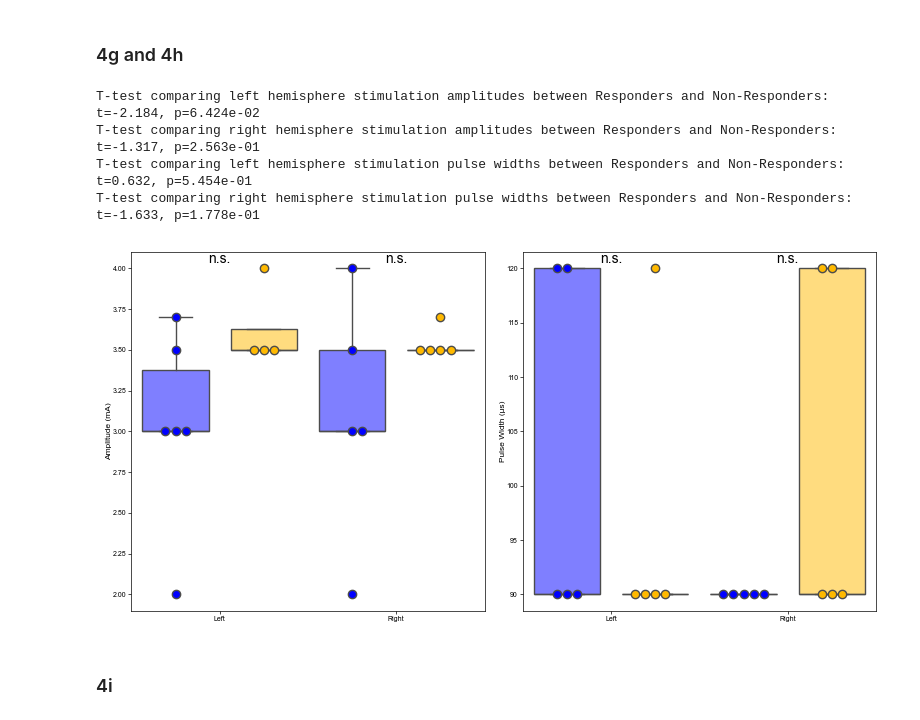
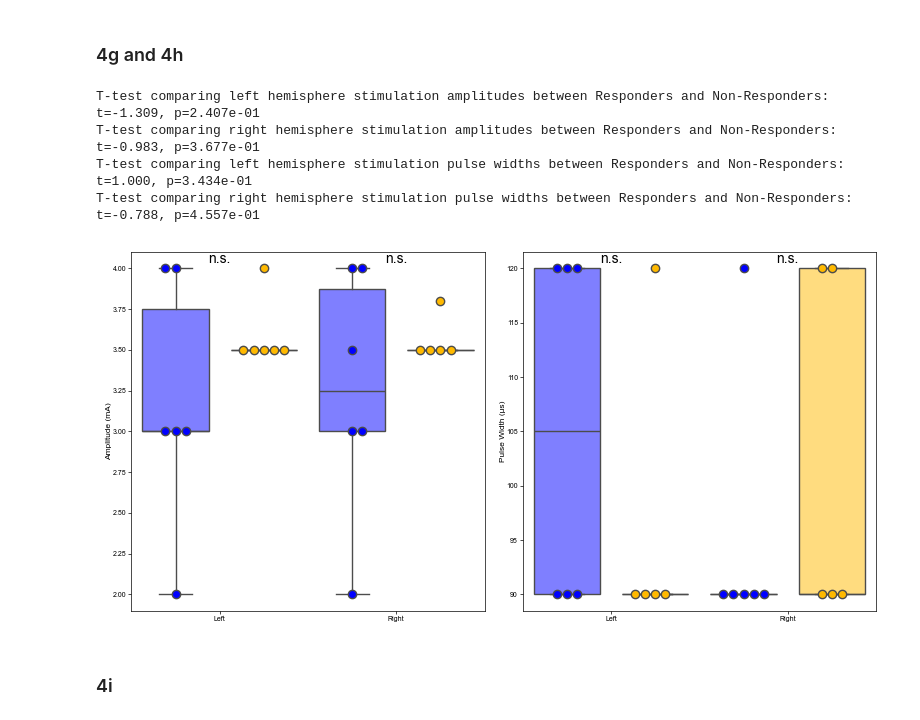
Before and after one commit to ProvenzaLab/PerceptPredictability, a Jupyter notebook: process_data.ipynb, the cells around one changed output. Cells and saved outputs as stored; diff of their text form; code cells hidden in the pictures.

```diff
--- a/process_data.ipynb
+++ b/process_data.ipynb
@@ -1431,7 +1431,7 @@ stim_setting_table = pd.DataFrame(columns=['pt_id', 'response_status', 'left_amp
 r_left_amps, r_right_amps, nr_left_amps, nr_right_amps = [], [], [], []
 r_left_pws, r_right_pws, nr_left_pws, nr_right_pws = [], [], [], []
 for pt_id in df.pt_id.unique():
-    pt_df = df.query('pt_id == @pt_id and days_since_dbs == 14').copy()
+    pt_df = df.query('pt_id == @pt_id and 0 < days_since_dbs <= 14').copy()
     if pt_df.empty:
         continue
     response_status = pt_df['response_status'].iloc[0]
@@ -1487,38 +1487,38 @@ fig, axs = plt.subplots(ncols=2, figsize=(8, 4))
 plot_box_and_swarmplot(0, r_left_amps, axs[0], color=COL_PAL['Responder'], alpha=0.5)
 plot_box_and_swarmplot(1, nr_left_amps, axs[0], color=COL_PAL['Non-Responder'], alpha=0.5)
 plot_box_and_swarmplot(2, r_right_amps, axs[0], color=COL_PAL['Responder'], alpha=0.5)
 plot_box_and_swarmplot(3, nr_right_amps, axs[0], color=COL_PAL['Non-Responder'], alpha=0.5)
 plot_box_and_swarmplot(0, r_left_pws, axs[1], color=COL_PAL['Responder'], alpha=0.5)
 plot_box_and_swarmplot(1, nr_left_pws, axs[1], color=COL_PAL['Non-Responder'], alpha=0.5)
 plot_box_and_swarmplot(2, r_right_pws, axs[1], color=COL_PAL['Responder'], alpha=0.5)
 plot_box_and_swarmplot(3, nr_right_pws, axs[1], color=COL_PAL['Non-Responder'], alpha=0.5)
 
 axs[0].text(0.5, 1, left_amp_asterisk_str, ha='center', va='top', transform=axs[0].get_xaxis_transform())
 axs[0].text(2.5, 1, right_amp_asterisk_str, ha='center', va='top', transform=axs[0].get_xaxis_transform())
 axs[1].text(0.5, 1, left_pw_asterisk_str, ha='center', va='top', transform=axs[1].get_xaxis_transform())
 axs[1].text(2.5, 1, right_pw_asterisk_str, ha='center', va='top', transform=axs[1].get_xaxis_transform())
 
 axs[0].set(
     xticks=[0.5, 2.5],
     xticklabels=['Left', 'Right'],
     ylabel='Amplitude (mA)',
 )
 axs[1].set(
     xticks=[0.5, 2.5],
     xticklabels=['Left', 'Right'],
     ylabel='Pulse Width (µs)',
 )
 
 fig.tight_layout()
 fig.savefig('figures/4g_h.svg', bbox_inches='tight', pad_inches=0)
 stim_setting_table.to_excel('tables/stim_settings_at_14d.xlsx', index=False)
 plt.show()
 # %% [output]
-T-test comparing left hemisphere stimulation amplitudes between Responders and Non-Responders: t=-2.184, p=6.424e-02
-T-test comparing right hemisphere stimulation amplitudes between Responders and Non-Responders: t=-1.317, p=2.563e-01
-T-test comparing left hemisphere stimulation pulse widths between Responders and Non-Responders: t=0.632, p=5.454e-01
-T-test comparing right hemisphere stimulation pulse widths between Responders and Non-Responders: t=-1.633, p=1.778e-01
+T-test comparing left hemisphere stimulation amplitudes between Responders and Non-Responders: t=-1.309, p=2.407e-01
+T-test comparing right hemisphere stimulation amplitudes between Responders and Non-Responders: t=-0.983, p=3.677e-01
+T-test comparing left hemisphere stimulation pulse widths between Responders and Non-Responders: t=1.000, p=3.434e-01
+T-test comparing right hemisphere stimulation pulse widths between Responders and Non-Responders: t=-0.788, p=4.557e-01
-[figure, old version]
+[figure, new version]
 # %% [markdown]
 ### 4i
 # %%
```
Also changed, not shown: 2 other files.
